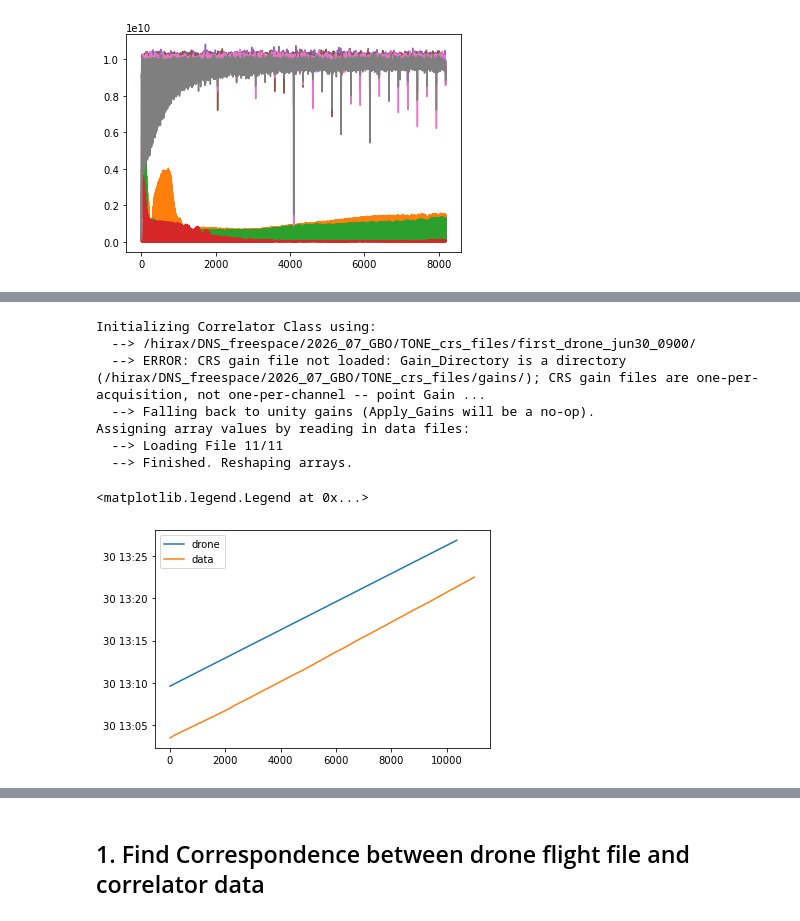
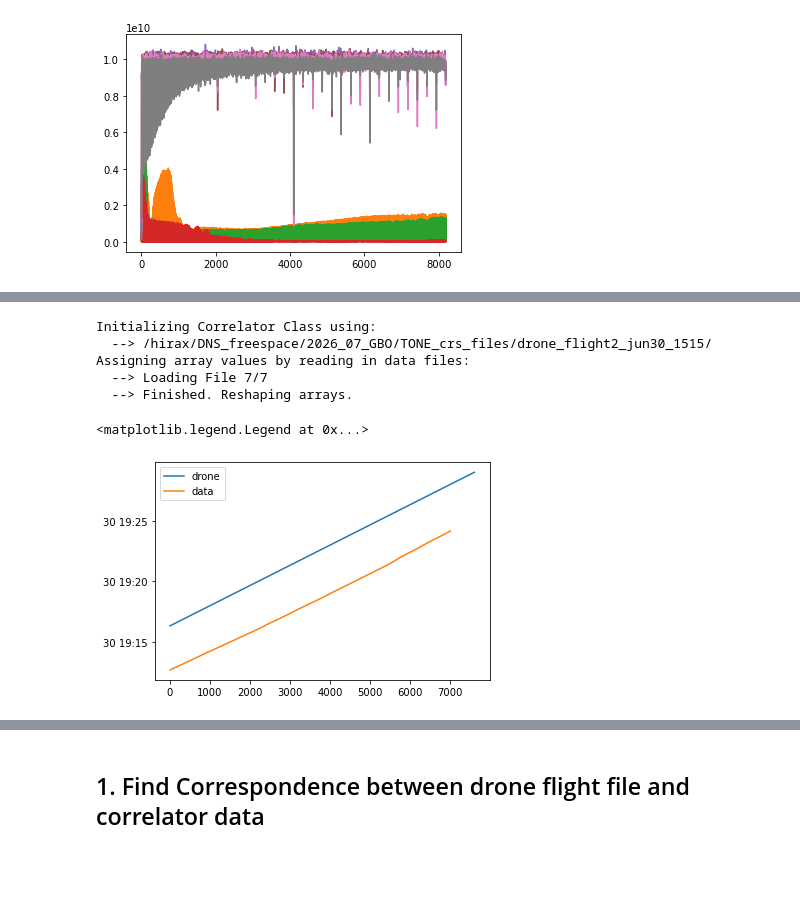
Before and after one commit to WrightLaboratory/DigitalNoiseSource, a Jupyter notebook: notebooks/LBN_DNS_GBO.ipynb, the cells around one changed output, grey strips where cells are left out. Drawn from its saved outputs; the diff is of its cells as text; code cells hidden in the pictures; blank space fills up the shorter version.

```diff
--- a/notebooks/LBN_DNS_GBO.ipynb
+++ b/notebooks/LBN_DNS_GBO.ipynb
@@ -83,13 +114,15 @@ if july2025:
 # %%
-gbosite=si.Site('../metadata/GBO_DNS_config.npz')
-
 # First 360 degree, lots of locations
 ddir = 'first_drone_jun30_0900/'
 flyfile = 'Jun-30th-2026-09-09AM-Flight-Airdata.csv'
+gfile = gdir+'20260630-084913_gbo_gains_chord_path_drone_first_jun30.npy'
+
+# Second 360 degree
+ddir = 'drone_flight2_jun30_1515/'
+flyfile = 'Jun-30th-2026-03-16PM-Flight-Airdata.csv'
+gfile = gdir+'20260630-084913_gbo_gains_chord_path_drone_first_jun30.npy'
+# same gain file?
 
 
 # this handles the wierd directory structure in the iceboard dirs
 datadir = cdir+ddir
-gfile = gdir+'20260630-084913_gbo_gains_chord_path_drone_first_jun30.npy'
-
-print(gfile)
@@ -288,25 +302,28 @@ plt.show()
 # %%
 # now read in all files and try to get time offset
 #corrdata=corr.Corr_Data_CRS_LBN(Data_Directory=datadir,Gain_Directory=gdir,
 #                            site_class=gbosite, vinputs=[1,2,3])
 
-corrdata=corr.Corr_Data(Data_Directory=datadir,Gain_Directory=gdir,
-                            site_class=gbosite, crs=True)
+#corrdata=corr.Corr_Data(Data_Directory=datadir,Gain_Directory=gdir,
+#                            site_class=gbosite, crs=True)
+
+corrdata=corr.Corr_Data(Data_Directory=datadir,
+                        Gain_Directory=gdir,site_class=gbosite,crs=True,fbounds=[1000,3500],
+                        Load_Gains=False,Apply_Gains=False,
+                        offset_time_samples=0) # offset time samples was 100
 
 # check time correspondence
 plot(dronedata.t_arr_datetime,label='drone')
 plot(corrdata.t_arr_datetime,label='data')
 legend()
 # %% [output]
 Initializing Correlator Class using:
-  --> /hirax/DNS_freespace/2026_07_GBO/TONE_crs_files/first_drone_jun30_0900/
-  --> ERROR: CRS gain file not loaded: Gain_Directory is a directory (/hirax/DNS_freespace/2026_07_GBO/TONE_crs_files/gains/); CRS gain files are one-per-acquisition, not one-per-channel -- point Gain ...
-  --> Falling back to unity gains (Apply_Gains will be a no-op).
+  --> /hirax/DNS_freespace/2026_07_GBO/TONE_crs_files/drone_flight2_jun30_1515/
 Assigning array values by reading in data files:
-  --> Loading File 11/11
+  --> Loading File 7/7
   --> Finished. Reshaping arrays.
 <matplotlib.legend.Legend at 0x...>
-[figure, old version]
+[figure, new version]
 # %%
 plt.plot(dronedata.t_arr_datetime,dronedata.coords_xyz_LC[:,0])
 plt.ylabel('X')
```
Also changed, not shown: parts of 24 cells of this notebook.
